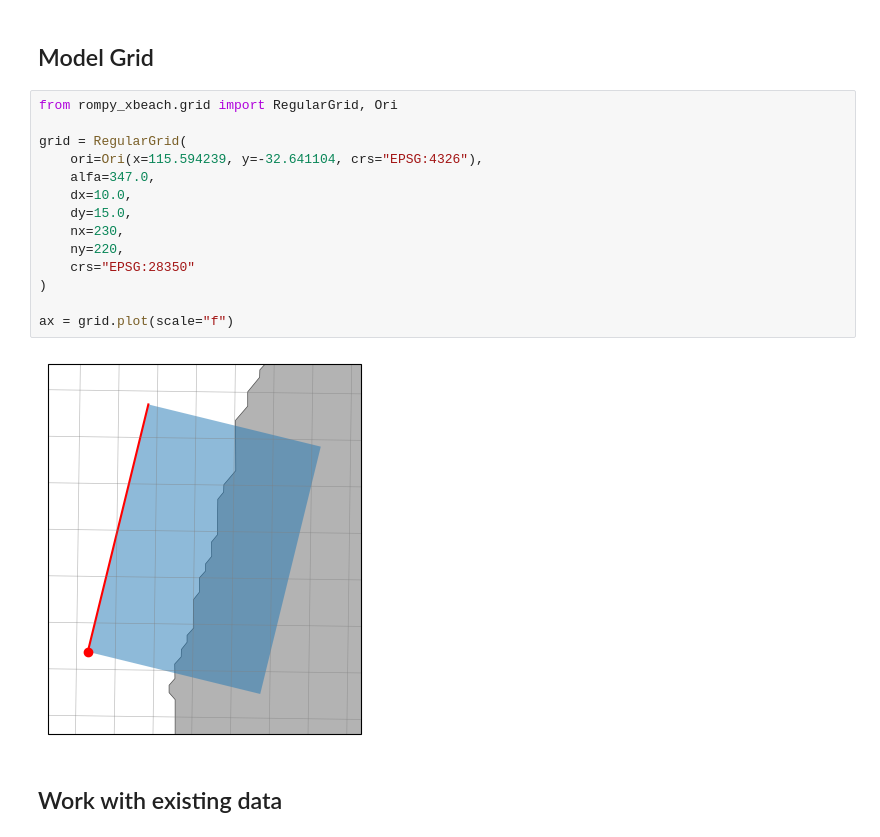
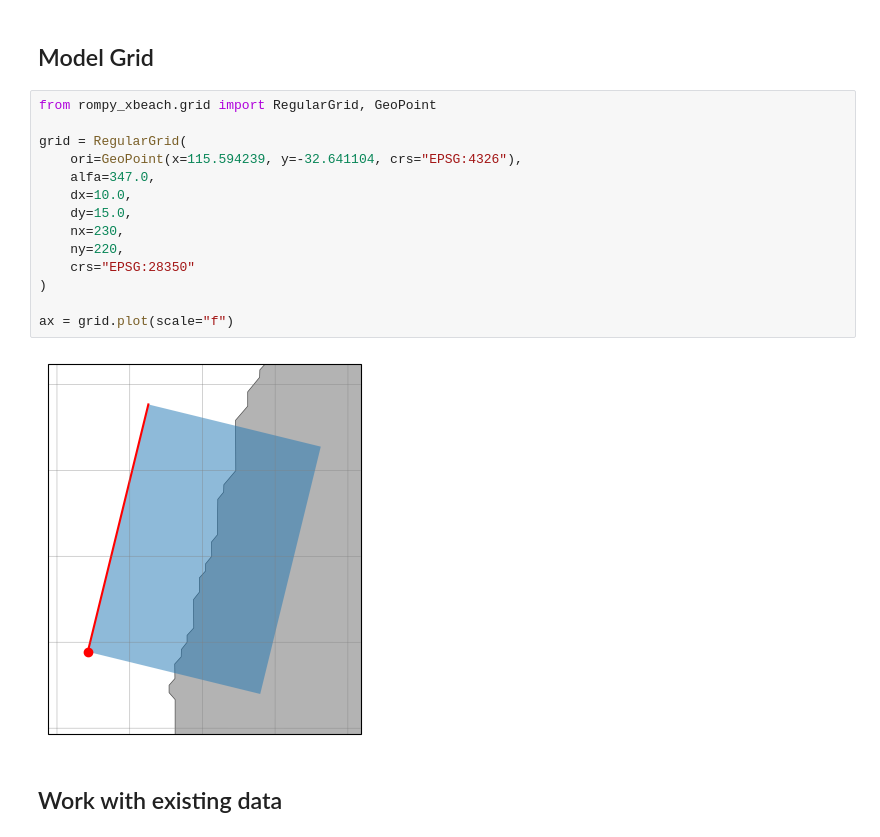
Before and after one commit to rom-py/rompy-notebooks, a Jupyter notebook: notebooks/xbeach/example_procedural.ipynb, the cells around one changed output. Drawn from its saved outputs; the diff is of its cells as text.

Commit message:
Update example procedural notebook after changes to rompy-xbeach

```diff
--- a/notebooks/xbeach/example_procedural.ipynb
+++ b/notebooks/xbeach/example_procedural.ipynb
@@ -47,21 +46,21 @@ TimeRange(start=datetime.datetime(2023, 1, 1, 0, 0), end=datetime.datetime(2023,
 # %% [markdown]
 ## Model Grid
 # %%
-from rompy_xbeach.grid import RegularGrid, Ori
+from rompy_xbeach.grid import RegularGrid, GeoPoint
 
 grid = RegularGrid(
-    ori=Ori(x=115.594239, y=-32.641104, crs="EPSG:4326"),
+    ori=GeoPoint(x=115.594239, y=-32.641104, crs="EPSG:4326"),
     alfa=347.0,
     dx=10.0,
     dy=15.0,
     nx=230,
     ny=220,
     crs="EPSG:28350"
 )
 
 ax = grid.plot(scale="f")
 # %% [output]
-[figure, old version]
+[figure, new version]
 # %% [markdown]
 ## Work with existing data
 # %% [markdown]
```
Also changed, not shown: parts of 5 cells of this notebook.
